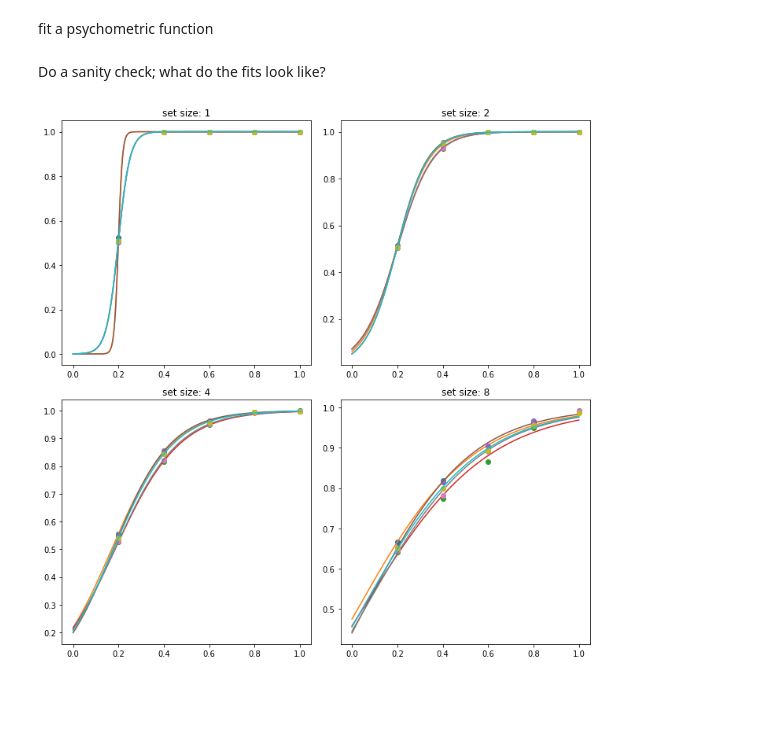
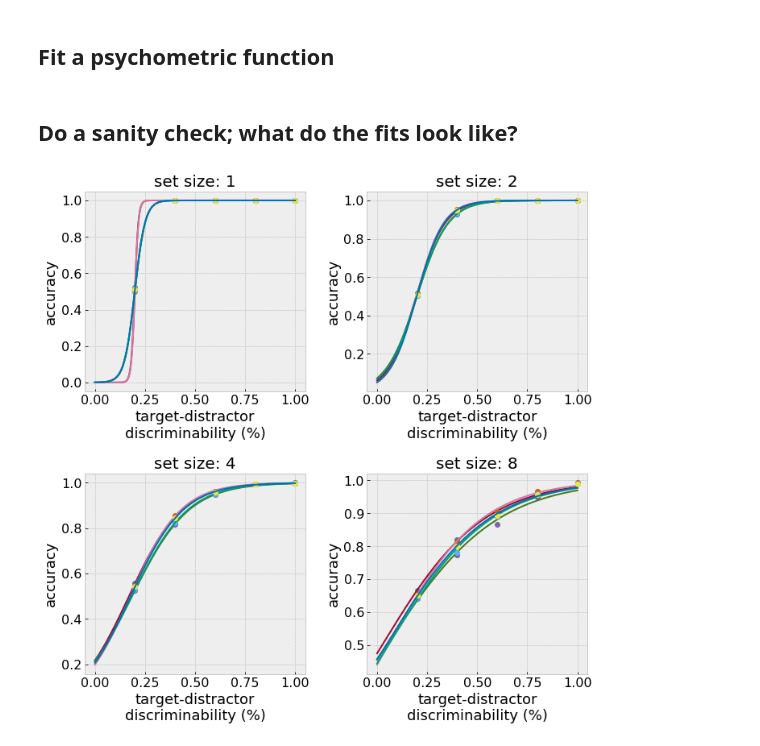
Before and after one commit to NickleDave/visual-search-nets, a Jupyter notebook: docs/notebooks/psychometric.ipynb, the cells around one changed output. Saved outputs shown, nothing was run; the diff lists cells and outputs as text; code cells hidden in the pictures; blank space fills up the shorter version.

```diff
--- a/docs/notebooks/psychometric.ipynb
+++ b/docs/notebooks/psychometric.ipynb
@@ -36,9 +23,9 @@ Get accuracy on test set using new datasets
 # %%
 for num in [51, 102, 153, 204]:
-    config['DATA']['TRAIN_DIR'] = f'../../data/experiment_1/visual_search_stimuli/searchstims_feature_{num}_alexnet'
-    config['DATA']['GZ_FILENAME'] = f'../../data/experiment_1/data_prepd_for_nets/feature_search_{num}_alexnet_data.gz'
+    config['DATA']['TRAIN_DIR'] = f'../../data/visual_search_stimuli/searchstims_feature_{num}_alexnet'
+    config['DATA']['GZ_FILENAME'] = f'../../data/data_prepd_for_nets/feature_search_{num}_alexnet_data.gz'
     config['DATA']['TRAIN_SIZE'] = '400'
     config['DATA']['VALIDATION_SIZE'] = '200'
-    config['TRAIN']['MODEL_SAVE_PATH'] = '../../data/experiment_1/checkpoints/feature_search_alexnet_models/'
-    config['TEST']['TEST_RESULTS_SAVE_PATH'] = f'../../data/experiment_1/results/feature_search_{num}_alexnet_models/'
+    config['TRAIN']['MODEL_SAVE_PATH'] = '../../data/checkpoints/feature_search_alexnet_models/'
+    config['TEST']['TEST_RESULTS_SAVE_PATH'] = f'../../data/results/feature_search_{num}_alexnet_models/'
     searchnets.test.test(config)
@@ -82,9 +40,9 @@ for epochs in epoch_list:
     acc_by_diff = {}
     for num in [0, 51, 102, 153, 204]:
         if num == 0:
-            test_results_save_path = f'../../data/experiment_1/results/feature_search_alexnet_models/test_alexnet_trained_{epochs}_epochs.gz'
+            test_results_save_path = f'../../data/results/feature_search_alexnet_models/test_alexnet_trained_{epochs}_epochs.gz'
         else:
-            test_results_save_path = f'../../data/experiment_1/results/feature_search_{num}_alexnet_models/test_alexnet_trained_{epochs}_epochs.gz'
+            test_results_save_path = f'../../data/results/feature_search_{num}_alexnet_models/test_alexnet_trained_{epochs}_epochs.gz'
 
         test_results = joblib.load(test_results_save_path)
         acc_by_diff[num]= test_results['acc_per_set_size_per_model']
@@ -107,7 +65,7 @@ for epochs in epoch_list:
         subjects[subject_ind] = acc_by_discrim_by_set_size
     subjects_by_epochs[epochs] = subjects
 # %% [markdown]
-fit a psychometric function
+## Fit a psychometric function
 # %%
 from collections import namedtuple
 
@@ -138,26 +96,42 @@ for epochs in epoch_list:
         subjects[subject_ind] = fits_by_set_size
     fits_by_subject_by_epoch[epochs] = subjects
 # %% [markdown]
-Do a sanity check; what do the fits look like?
+## Do a sanity check; what do the fits look like?
+# %%
+%matplotlib inline
+
+import matplotlib as mpl
+import matplotlib.pyplot as plt
+
+mpl.style.use('bmh')
+
+plt.rcParams['font.size'] = 18
+plt.rcParams['axes.labelsize'] = 18
+plt.rcParams['axes.labelweight'] = 'regular'
+plt.rcParams['axes.titlesize'] = 20
+plt.rcParams['xtick.labelsize'] = 16
+plt.rcParams['ytick.labelsize'] = 16
+plt.rcParams['legend.fontsize'] = 16
+plt.rcParams['figure.titlesize'] = 20
 # %%
-import matplotlib.pyplot as plt
-%matplotlib inline
-
 epoch_for_plot = 800
 subject_for_plot = 1
 d_range = np.linspace(0,1,1000)
 
 fig, ax = plt.subplots(2, 2)
 fig.set_size_inches(10,10)
 ax = ax.ravel()
 for set_size_ind, set_size in enumerate(set_sizes):
     for subject_ind in range(num_subjects):
         p2 = subjects_by_epochs[epoch_for_plot][subject_ind][set_size]
         ax[set_size_ind].plot(discrim_pct, p2, marker='o', linestyle='None')
         params = fits_by_subject_by_epoch[epoch_for_plot][subject_ind][set_size].params
         ax[set_size_ind].plot(d_range, pf(d_range, params[0], params[1]))
         ax[set_size_ind].set_title(f"set size: {set_size}")
+        ax[set_size_ind].set_xlabel('target-distractor\ndiscriminability (%)')
+        ax[set_size_ind].set_ylabel('accuracy')
 
 fig.tight_layout()
+plt.savefig('../static/psychometric_function_fits.png')
 # %% [output]
-[figure, old version]
+[figure, new version]
```
Also changed, not shown: parts of 16 cells of this notebook, 1 other file.
